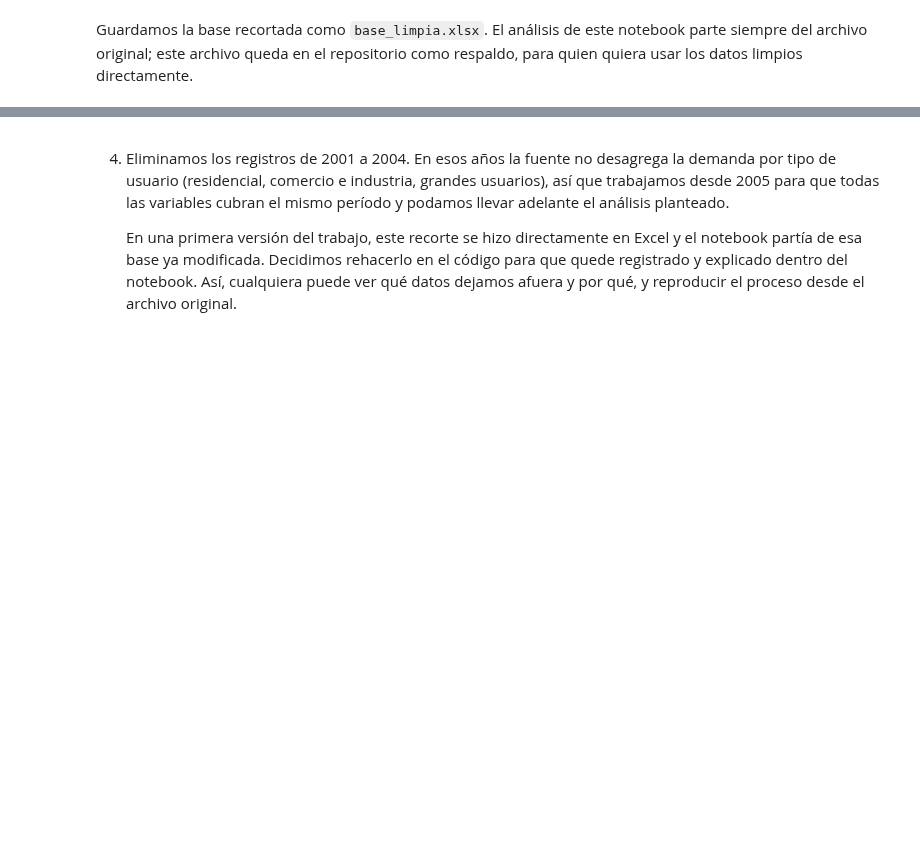
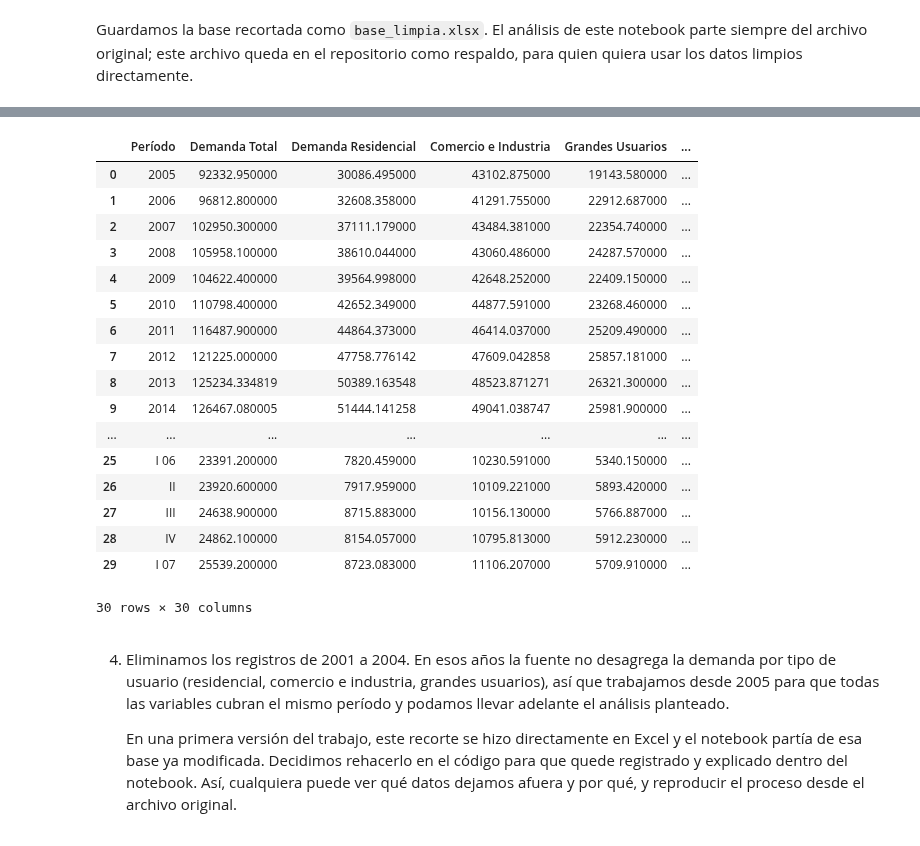
Before and after one commit to RafaelSeri/TP_LABO_MET, a Jupyter notebook: notebooks/Tp_labo.ipynb, the cells around one changed output, grey strips where cells are left out. Saved outputs shown, nothing was run; the diff lists cells and outputs as text; code cells hidden in the pictures; blank space fills up the shorter version.

```diff
--- a/notebooks/Tp_labo.ipynb
+++ b/notebooks/Tp_labo.ipynb
@@ -92,6 +92,26 @@ files.download('base_limpia.xlsx')
 # %%
 # Eliminamos 2001-2004: en esos años no hay datos de demanda por segmento
 df = df[df['Demanda Residencial'].notna()].reset_index(drop=True)
+df.head(30) #compruebo filtrado
+# %% [output]
+|  | Período | Demanda Total | Demanda Residencial | Comercio e Industria | Grandes Usuarios | ... |
+| 0 | 2005 | 92332.950000 | 30086.495000 | 43102.875000 | 19143.580000 | ... |
+| 1 | 2006 | 96812.800000 | 32608.358000 | 41291.755000 | 22912.687000 | ... |
+| 2 | 2007 | 102950.300000 | 37111.179000 | 43484.381000 | 22354.740000 | ... |
+| 3 | 2008 | 105958.100000 | 38610.044000 | 43060.486000 | 24287.570000 | ... |
+| 4 | 2009 | 104622.400000 | 39564.998000 | 42648.252000 | 22409.150000 | ... |
+| 5 | 2010 | 110798.400000 | 42652.349000 | 44877.591000 | 23268.460000 | ... |
+| 6 | 2011 | 116487.900000 | 44864.373000 | 46414.037000 | 25209.490000 | ... |
+| 7 | 2012 | 121225.000000 | 47758.776142 | 47609.042858 | 25857.181000 | ... |
+| 8 | 2013 | 125234.334819 | 50389.163548 | 48523.871271 | 26321.300000 | ... |
+| 9 | 2014 | 126467.080005 | 51444.141258 | 49041.038747 | 25981.900000 | ... |
+| ... | ... | ... | ... | ... | ... | ... |
+| 25 | I 06 | 23391.200000 | 7820.459000 | 10230.591000 | 5340.150000 | ... |
+| 26 | II | 23920.600000 | 7917.959000 | 10109.221000 | 5893.420000 | ... |
+| 27 | III | 24638.900000 | 8715.883000 | 10156.130000 | 5766.887000 | ... |
+| 28 | IV | 24862.100000 | 8154.057000 | 10795.813000 | 5912.230000 | ... |
+| 29 | I 07 | 25539.200000 | 8723.083000 | 11106.207000 | 5709.910000 | ... |
+30 rows × 30 columns
 # %% [markdown]
 4. Eliminamos los registros de 2001 a 2004. En esos años la fuente no desagrega la demanda por tipo de usuario (residencial, comercio e industria, grandes usuarios), así que trabajamos desde 2005 para que todas las variables cubran el mismo período y podamos llevar adelante el análisis planteado.
 
```
Also changed, not shown: parts of 7 cells of this notebook.
